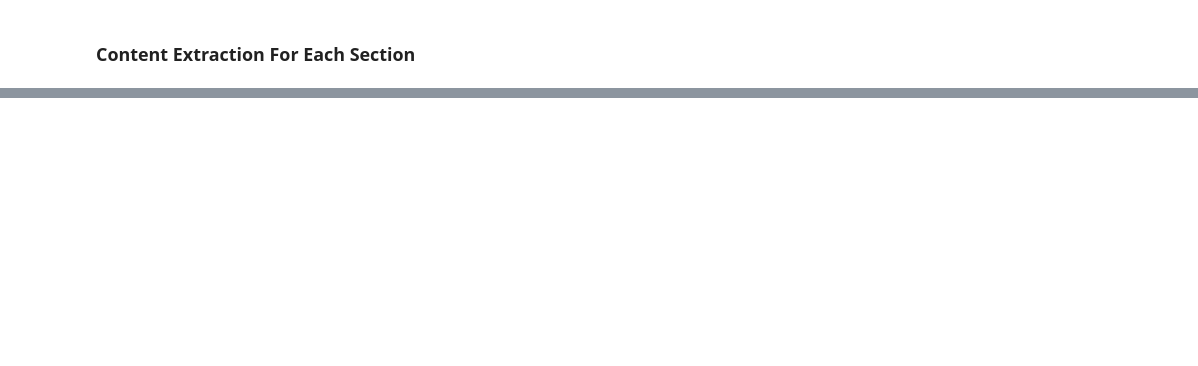
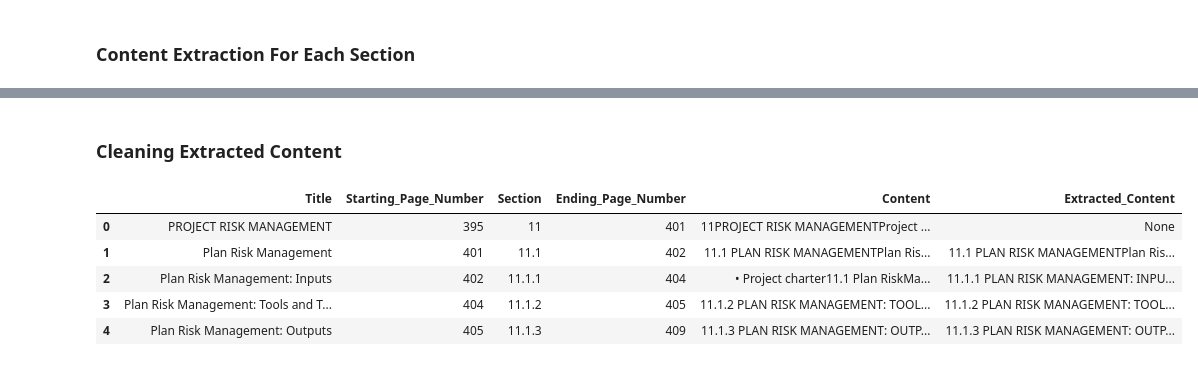
Before and after one commit to oussamaJMAA/PRM-Conceptual-Graphs-Recommendations, a Jupyter notebook: src/Data Preparation.ipynb, the cells around one changed output, grey strips where cells are left out. Drawn from its saved outputs; the diff is of its cells as text; code cells hidden in the pictures; blank space fills up the shorter version.

```diff
--- a/src/Data Preparation.ipynb
+++ b/src/Data Preparation.ipynb
@@ -710,0 +702,20 @@ df.loc[2].Content
+# %% [markdown]
+### Cleaning Extracted Content
+# %%
+def extract_substring(row):
+    start_string = row['Section'] + ' ' + row['Title'].upper()
+    start_index = row['Content'].find(start_string)
+    if start_index != -1:
+        return row['Content'][start_index:]
+    else:
+      pass
+# %%
+df['Extracted_Content'] = df.apply(extract_substring, axis=1)
+df.head()
+# %% [output]
+|  | Title | Starting_Page_Number | Section | Ending_Page_Number | Content | Extracted_Content |
+| 0 | PROJECT RISK MANAGEMENT | 395 | 11 | 401 | 11PROJECT RISK MANAGEMENTProject ... | None |
+| 1 | Plan Risk Management | 401 | 11.1 | 402 | 11.1 PLAN RISK MANAGEMENTPlan Ris... | 11.1 PLAN RISK MANAGEMENTPlan Ris... |
+| 2 | Plan Risk Management: Inputs | 402 | 11.1.1 | 404 | • Project charter11.1 Plan RiskMa... | 11.1.1 PLAN RISK MANAGEMENT: INPU... |
+| 3 | Plan Risk Management: Tools and T... | 404 | 11.1.2 | 405 | 11.1.2 PLAN RISK MANAGEMENT: TOOL... | 11.1.2 PLAN RISK MANAGEMENT: TOOL... |
+| 4 | Plan Risk Management: Outputs | 405 | 11.1.3 | 409 | 11.1.3 PLAN RISK MANAGEMENT: OUTP... | 11.1.3 PLAN RISK MANAGEMENT: OUTP... |
```
Also changed, not shown: parts of 15 cells of this notebook.
